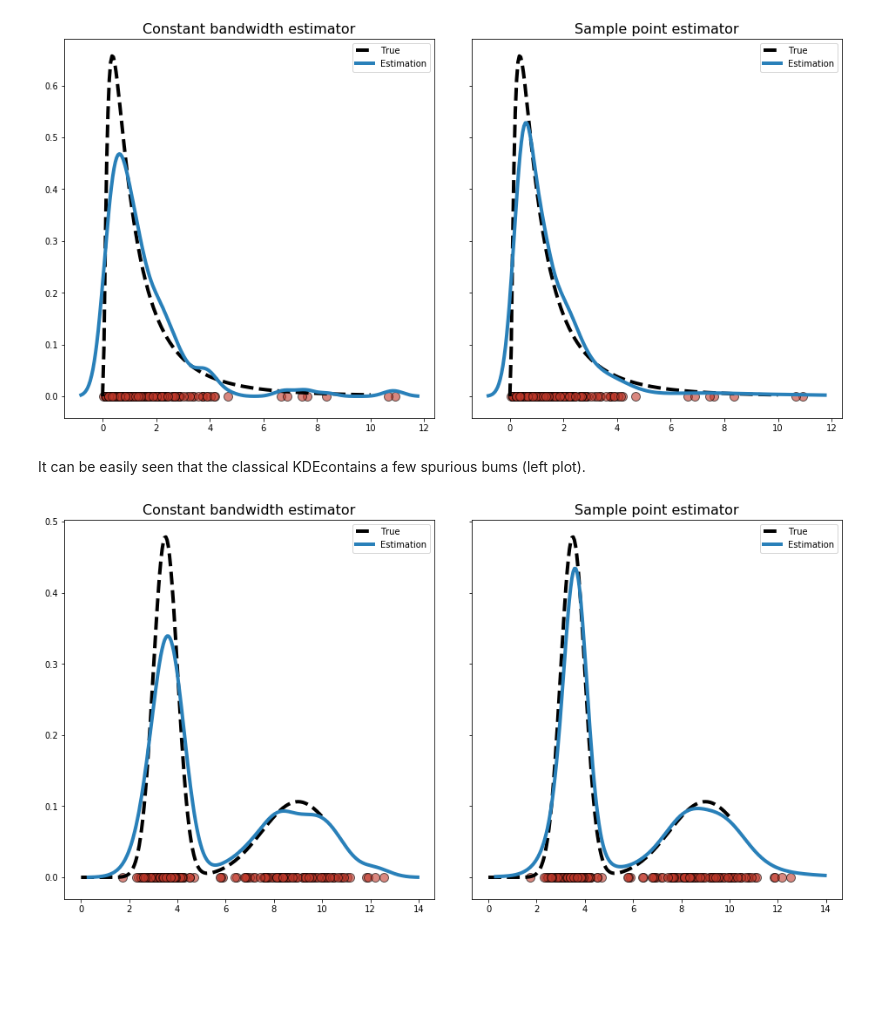
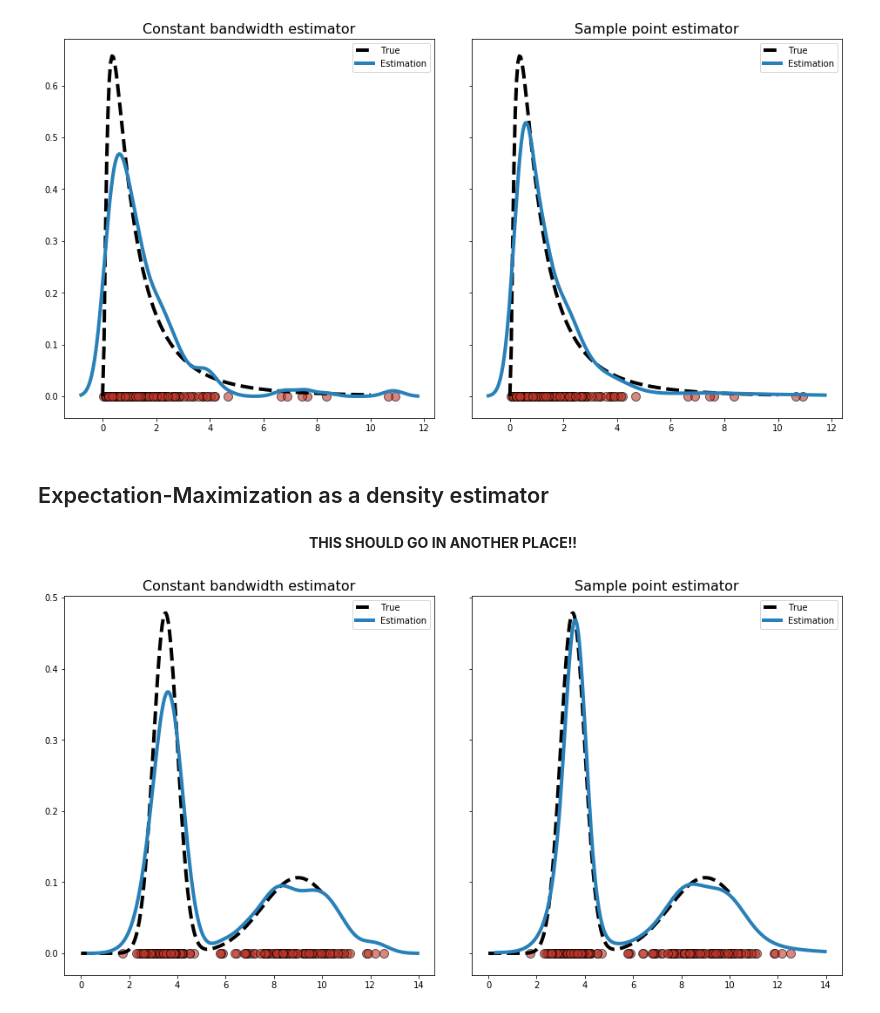
Before and after one commit to tomicapretto/density_estimation, a Jupyter notebook: notebooks/04_adaptive_bandwidth_kde.ipynb, the cells around one changed output. Drawn from its saved outputs; the diff is of its cells as text; code cells hidden in the pictures; blank space fills up the shorter version.

```diff
--- a/notebooks/04_adaptive_bandwidth_kde.ipynb
+++ b/notebooks/04_adaptive_bandwidth_kde.ipynb
@@ -89,7 +164,7 @@ LIGHT_GRAY = "#474747"
 # %%
 def gaussian_kde_adap(x, h=None, grid_len=256, extend=True):
     """
-    Straightforward implementation of a Sample Point adaptive KDE.
+    Sample Point adaptive Gaussian KDE.
 
     Parameters
     ----------
@@ -136,7 +211,7 @@ def gaussian_kde_adap(x, h=None, grid_len=256, extend=True):
 
     return grid, pdf, h_adjusted
 
-# (1) scipy.gmean is an alternative for the calculation.
+# (1) scipy.gmean is an alternative.
 # However, the time speedup is within 5%.
 # And it takes 2.8e-4 secs for 100k array.
-# Then, there's not significal speedup.
+# Then, there's not significal speedup in practice.
@@ -190,19 +275,5 @@ plt.subplots_adjust(wspace=0.1)
 # %%
 # Helper functions to be used
-def generate_rvs(n, mean, sd, wt):
-    assert len(mean) == len(sd) == len(wt)
-    assert np.sum(wt) == 1
-    x = np.concatenate((
-        list(map(lambda m, s, w: stats.norm.rvs(m, s, int(np.round(n * w))), mean, sd, wt))
-    ))
-    return x
-
-def get_pdf(x_grid, mean, sd, wt):
-    assert len(mean) == len(sd) == len(wt)
-    assert np.sum(wt) == 1
-    pdf = np.average(list((map(lambda m, s: stats.norm.pdf(x_grid, m, s), mean, sd))), axis=0, weights=wt)
-    return pdf
-
 def plot_custom_kde(x_grid, pdf_true, x1, y1, x2, y2):
 
     fig, axes = plt.subplots(1, 2, figsize = (16, 8), sharey=True)
@@ -285,5 +372,5 @@ x2, y2, h = gaussian_kde_adap(rvs)
 plot_custom_kde(x_grid, pdf_true, x1, y1, x2, y2)
 # %% [output]
 [figure]
-# %% [markdown]
-It can be easily seen that the classical KDEcontains a few spurious bums (left plot).
+# %% [markdown]
+## Expectation-Maximization as a density estimator
@@ -290,24 +539,28 @@ It can be easily seen that the classical KDEcontains a few spurious bums (left p
+# %% [markdown]
+<center>
+<strong> THIS SHOULD GO IN ANOTHER PLACE!! </strong>
+</center>
 # %%
 # This alternative goes in an appendix because it is not our topic yet.
 np.random.seed(1234)
 x_grid = np.linspace(0, 10, 200)
 mean = [3.5, 9]
 sd = [0.5, 1.5]
 wt = [0.6, 0.4]
 n = 200
 
 rvs = generate_rvs(n, mean, sd, wt)
 pdf_true = get_pdf(x_grid, mean, sd, wt)
 
 hisj = h_isj(rvs)
 hsil = h_sil(rvs)
 
-h = (hisj + hsil) / 2
+h = (0.6 * hisj + 0.4 * hsil)
 # h = hisj
 
 x1, y1 = convolution_kde(rvs, h=h)
 x2, y2, h = gaussian_kde_adap(rvs, h=h)
 
 plot_custom_kde(x_grid, pdf_true, x1, y1, x2, y2)
 # %% [output]
-[figure, old version]
+[figure, new version]
```
Also changed, not shown: parts of 19 cells of this notebook.
